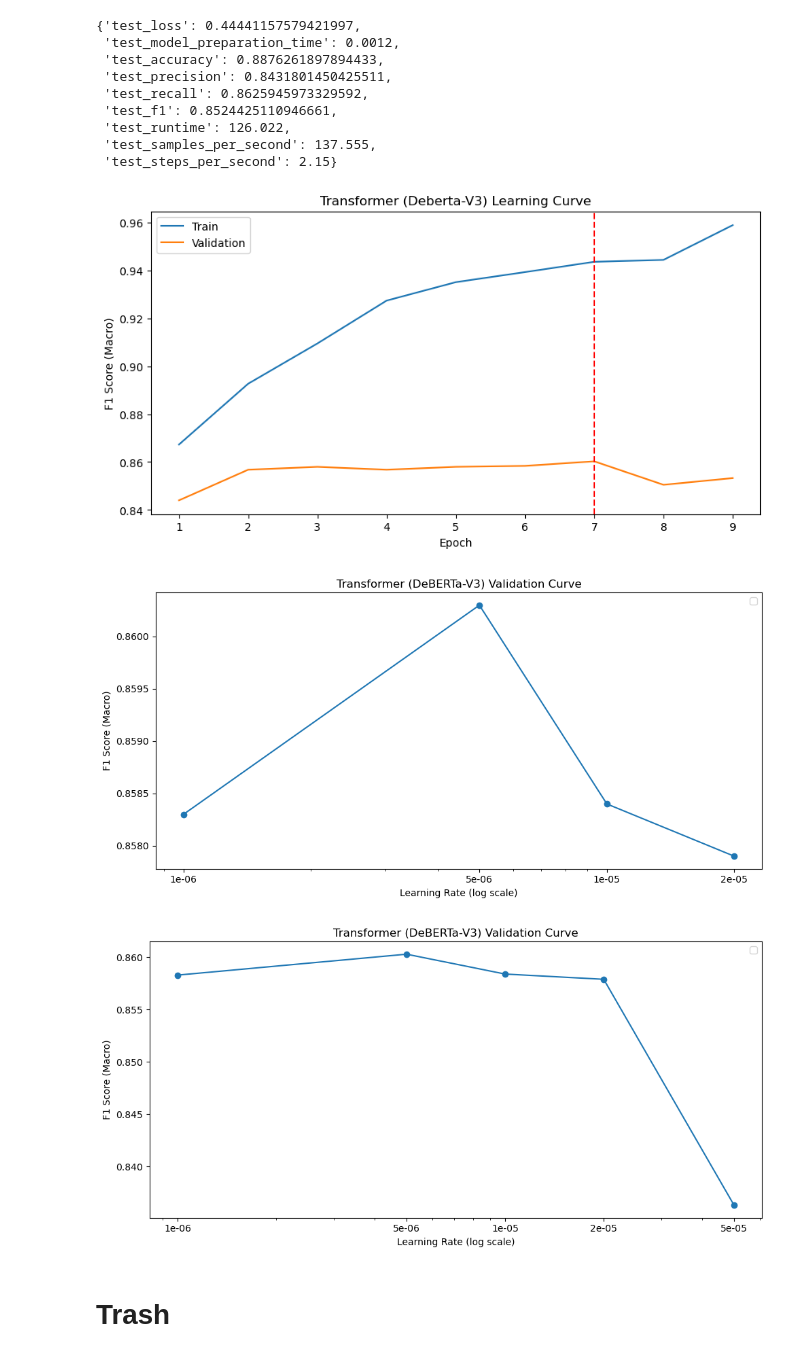
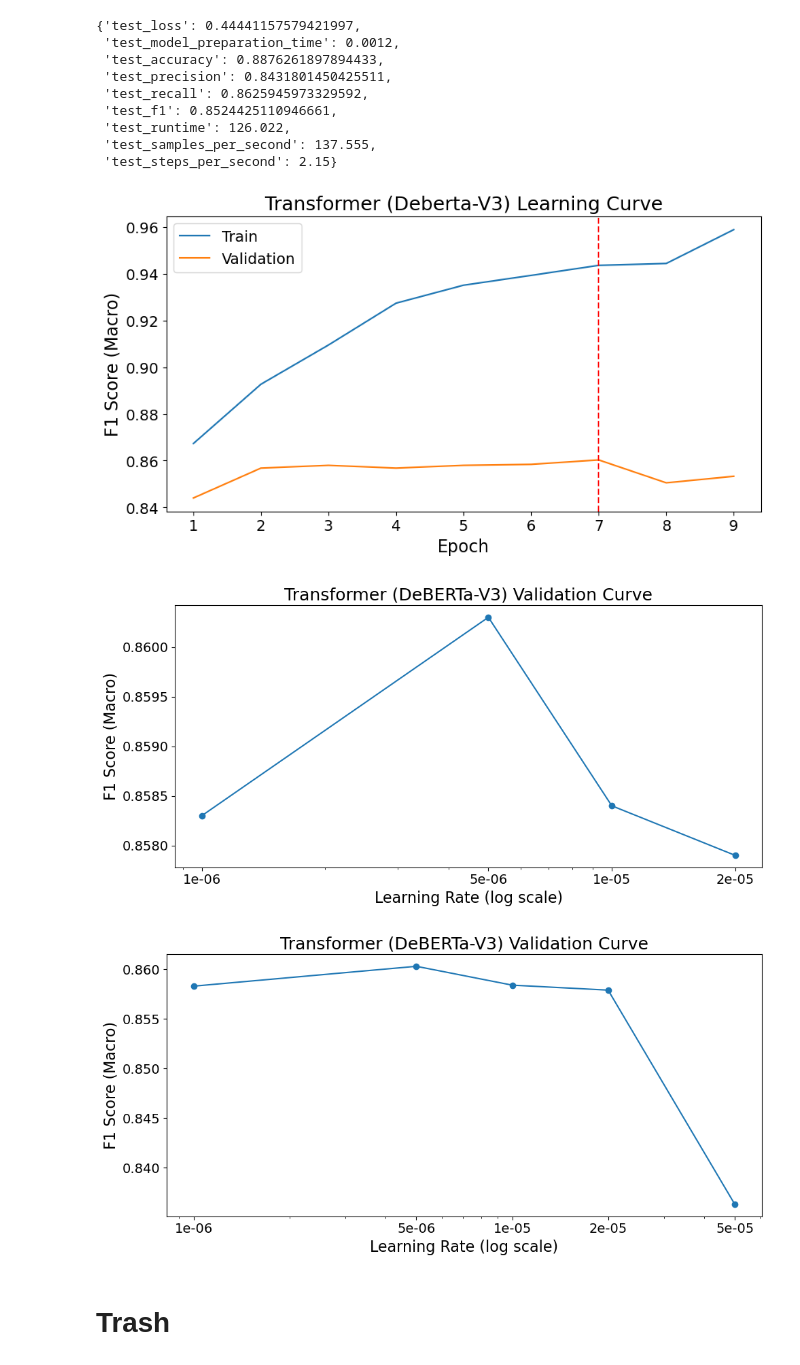
Before and after one commit to bugoverdose/dl-twitter-crisis, a Jupyter notebook: crisis_bench_jinwoo.ipynb, the cells around one changed output. Drawn from its saved outputs; the diff is of its cells as text; code cells hidden in the pictures.

Commit message:
feat: add learning/validation curves for pretrained Transformer

```diff
--- a/crisis_bench_jinwoo.ipynb
+++ b/crisis_bench_jinwoo.ipynb
@@ -2855,19 +2855,20 @@ def plot_learning_curve(train_f1s, val_f1s):
     plt.figure(figsize=(10, 5))
     # plt.plot(train_f1s, label="Train")
     # plt.plot(val_f1s, label="Validation")
-    plt.xlabel("Epoch")
+    plt.xlabel("Epoch", fontsize=16)
     plt.plot(range(1, N+1), train_f1s, label="Train")
     plt.plot(range(1, N+1), val_f1s, label="Validation")
     plt.axvline(x=7, color='red', linestyle='--', linewidth=1.5) # , label="overfitting threshold")
-    plt.xticks([i for i in range(1, N+1)])
-    plt.ylabel("F1 Score (Macro)")
-    plt.title("Transformer (Deberta-V3) Learning Curve")
-    plt.legend()
+    plt.xticks([i for i in range(1, N+1)], fontsize=14)
+    plt.yticks(fontsize=14)
+    plt.ylabel("F1 Score (Macro)", fontsize=16)
+    plt.title("Transformer (Deberta-V3) Learning Curve", fontsize=18)
+    plt.legend(fontsize=14)
     plt.savefig("pretrained_transformer_f1_score_curve.png")
 
 plot_learning_curve(best_model_train_f1, best_model_val_f1)
 # %% [output]
-[figure, old version]
+[figure, new version]
 # %%
 import matplotlib.pyplot as plt
 
@@ -2875,41 +2876,40 @@ def plot_validation_curve(xticks, log_scale, val_f1s, filename):
     plt.figure(figsize=(10, 5))
 
     if log_scale:
         # Log-scale line plot
         plt.semilogx(xticks, val_f1s, marker="o") # , label="Validation")
-        plt.xticks(xticks, [f"{x:.0e}" for x in xticks])
+        plt.xticks(xticks, [f"{x:.0e}" for x in xticks], fontsize=14)
     else:
         plt.plot(xticks, val_f1s) # , label="Validation")
-
-    plt.xlabel("Learning Rate (log scale)" if log_scale else "Learning Rate")
-    plt.ylabel("F1 Score (Macro)")
-    plt.title("Transformer (DeBERTa-V3) Validation Curve")
-    plt.legend()
+    plt.yticks(fontsize=14)
+    plt.xlabel("Learning Rate (log scale)" if log_scale else "Learning Rate", fontsize=16)
+    plt.ylabel("F1 Score (Macro)", fontsize=16)
+    plt.title("Transformer (DeBERTa-V3) Validation Curve", fontsize=18)
     plt.tight_layout()
     plt.savefig(filename)
 
 # learning_rate=1e-6, batch_size=16 (EPOCH 16, val_f1=0.8583, test_f1=0.848050)
 # learning_rate=5e-6, batch_size=16 (EPOCH 7, val_f1=0.8603, test_f1=0.85244) => BEST
 # learning_rate=1e-5, batch_size=16 (EPOCH 5, val_f1=0.8584, test_f1=0.85042)
 # learning_rate=2e-5, batch_size=16 (EPOCH 3, val_f1=0.8579, test_f1=0.85392)
 # learning_rate=5e-5, batch_size=16 (EPOCH 2, val_f1=0.8363, test_f1=0.836272)
 
 # learning_rate=1e-4, batch_size=16 (EPOCH 1~3, val_f1=0.2623)
 
 val_f1_scores = [0.8583, 0.8603, 0.8584, 0.8579] # , 0.2623]
 learning_rates = [1e-6, 5e-6, 1e-5, 2e-5]
 plot_validation_curve(learning_rates, True, val_f1_scores, "pretrained_transformer_f1_score_val_curve1.png")
 # learning_rates = ["1e-6\n(epoch=16)", "5e-6\n(epoch=7)", "1e-5\n(epoch=5)", "2e-5\n(epoch=3)"]
 # plot_validation_curve(learning_rates, False, val_f1_scores, "pretrained_transformer_f1_score_val_curve_epoch1.png")
 
 val_f1_scores = [0.8583, 0.8603, 0.8584, 0.8579, 0.8363] # , 0.2623]
 learning_rates = [1e-6, 5e-6, 1e-5, 2e-5, 5e-5]
 plot_validation_curve(learning_rates, True, val_f1_scores, "pretrained_transformer_f1_score_val_curve2.png")
 # learning_rates = ["1e-6\n(epoch=16)", "5e-6\n(epoch=7)", "1e-5\n(epoch=5)", "2e-5\n(epoch=3)", "5e-5\n(epoch=2)"]
 # plot_validation_curve(learning_rates, False, val_f1_scores, "pretrained_transformer_f1_score_val_curve_epoch2.png")
 # %% [output]
-[figure, old version]
+[figure, new version]
-[figure, old version]
+[figure, new version]
 # %% [markdown]
 # Trash
 # %%
```
Also changed, not shown: 4 other files.
